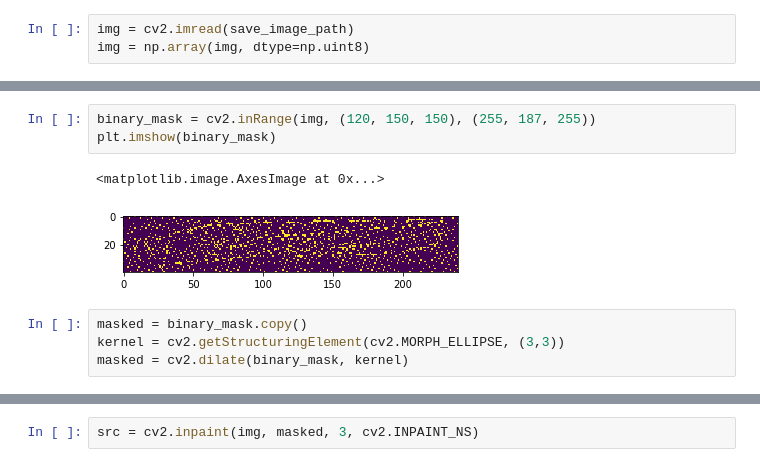
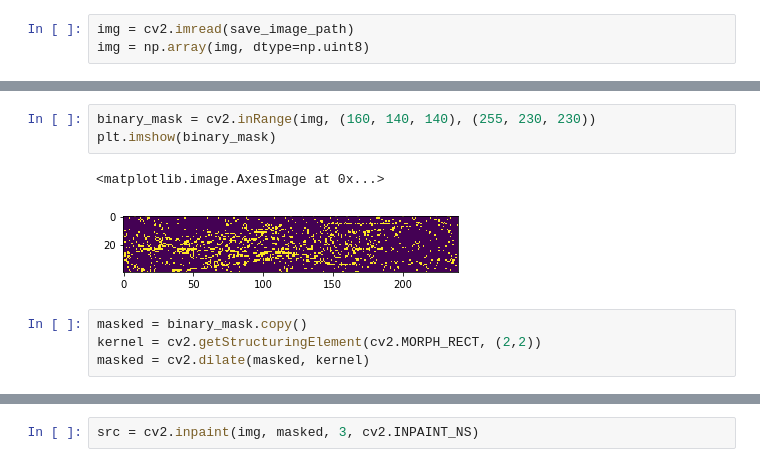
Before and after one commit to jchudb93/opencv-tutorials, a Jupyter notebook: src/notebooks/selenium_scraping.ipynb, the cells around one changed output, grey strips where cells are left out. Saved outputs shown, nothing was run; the diff lists cells and outputs as text.

```diff
--- a/src/notebooks/selenium_scraping.ipynb
+++ b/src/notebooks/selenium_scraping.ipynb
@@ -79,13 +76,13 @@ plt.imshow(img)
 # %%
-binary_mask = cv2.inRange(img, (120, 150, 150), (255, 187, 255))
+binary_mask = cv2.inRange(img, (160, 140, 140), (255, 230, 230))
 plt.imshow(binary_mask)
 # %% [output]
 <matplotlib.image.AxesImage at 0x...>
-[figure, old version]
+[figure, new version]
 # %%
 masked = binary_mask.copy()
-kernel = cv2.getStructuringElement(cv2.MORPH_ELLIPSE, (3,3))
-masked = cv2.dilate(binary_mask, kernel)
+kernel = cv2.getStructuringElement(cv2.MORPH_RECT, (2,2))
+masked = cv2.dilate(masked, kernel)
 # %%
 plt.imshow(masked)
 # %% [output]
```
Also changed, not shown: parts of 15 cells of this notebook, 4 other files.
